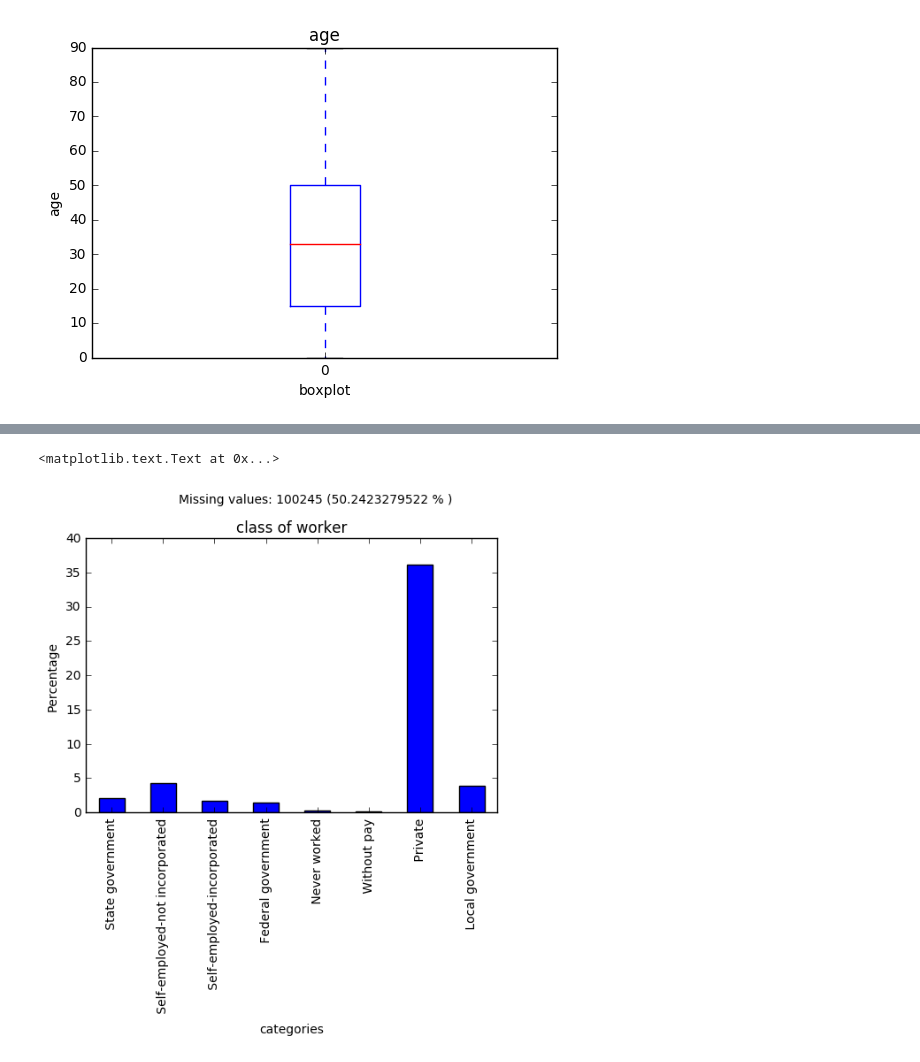
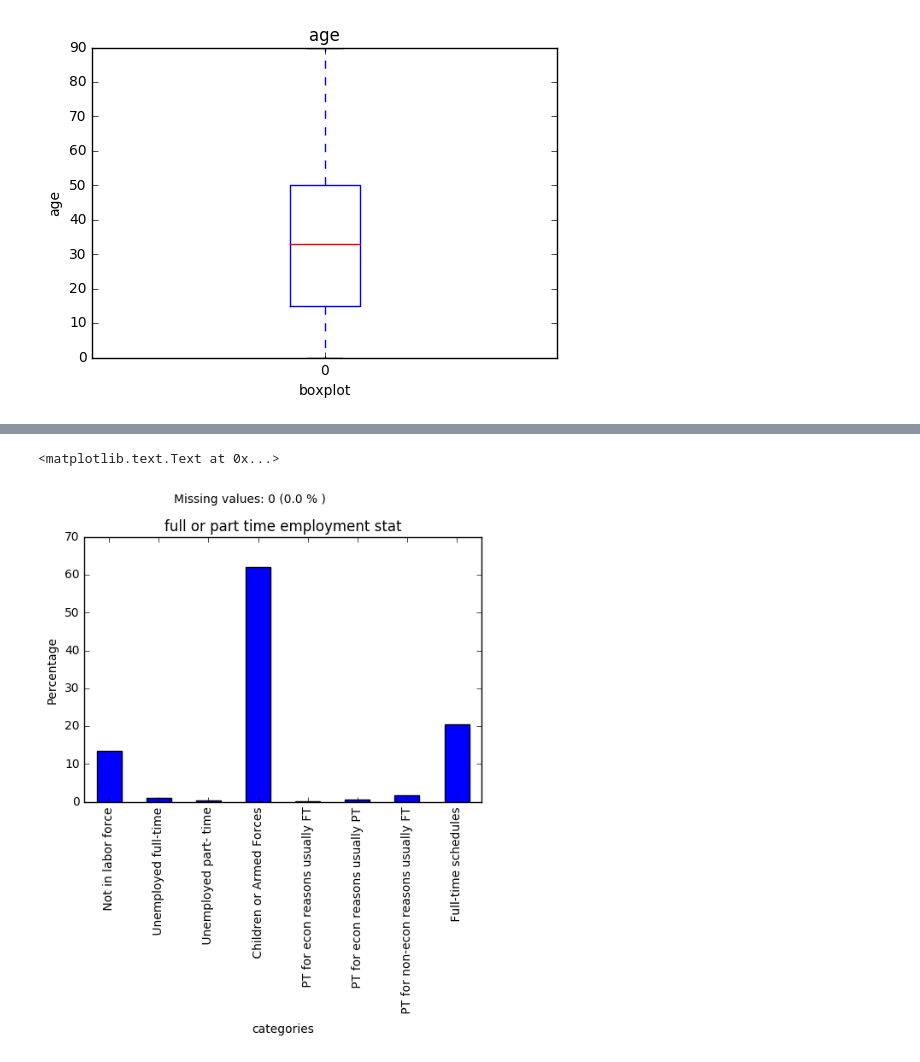
Before and after one commit to pranshu28/usa_census, a Jupyter notebook: Notebook.ipynb, the cells around one changed output, grey strips where cells are left out. Saved outputs shown, nothing was run; the diff lists cells and outputs as text; code cells hidden in the pictures.

```diff
--- a/Notebook.ipynb
+++ b/Notebook.ipynb
@@ -28,6 +51,7 @@ def plot_(fig, l1, l2, t):
     plt.figure(fig)
     plt.xlabel(l1)
     plt.ylabel(l2)
+    plt.xticks(rotation='vertical')
     plt.title(t)
 # %%
 dist = df[0].sort_values()
@@ -44,3 +68,15 @@ dist.plot.box()
 # %% [output]
 <matplotlib.axes._subplots.AxesSubplot at 0x...>
 [figure]
+# %%
+dist = df[8].value_counts()
+miss = [' Not in universe', ' ?', ' Not in universe or children', ' Not in universe under 1 year old']
+m = 0
+for k in miss:
+    if k in dist.index.tolist():
+        m = +dist[k]
+        dist = dist.drop(k)
+dist = dist * 100. / df.shape[0]
+plot_(0, 'categories', 'Percentage', header[8])
+dist.plot.bar()
+plt.figtext(0.3, 1, 'Missing values: ' + str(m) + ' (' + str(m * 100. / df.shape[0]) + ' % )')
@@ -46,0 +86,12 @@ dist.plot.box()
+# %%
+dist = df[9].value_counts()
+miss = [' Not in universe', ' ?', ' Not in universe or children', ' Not in universe under 1 year old']
+m = 0
+for k in miss:
+    if k in dist.index.tolist():
+        m = +dist[k]
+        dist = dist.drop(k)
+dist = dist * 100. / df.shape[0]
+plot_(0, 'categories', 'Percentage', header[9])
+dist.plot.bar()
+plt.figtext(0.3, 1, 'Missing values: ' + str(m) + ' (' + str(m * 100. / df.shape[0]) + ' % )')
@@ -47,15 +101,15 @@ dist.plot.box()
 # %%
-dist = df[1].value_counts(sort=False)
+dist = df[15].value_counts(sort=False)
 miss = [' Not in universe', ' ?', ' Not in universe or children', ' Not in universe under 1 year old']
 m = 0
 for k in miss:
     if k in dist.index.tolist():
         m = +dist[k]
         dist = dist.drop(k)
 dist = dist * 100. / df.shape[0]
-plot_(0, 'categories', 'Percentage', header[1])
+plot_(0, 'categories', 'Percentage', header[15])
 dist.plot.bar()
 plt.figtext(0.3, 1, 'Missing values: ' + str(m) + ' (' + str(m * 100. / df.shape[0]) + ' % )')
 # %% [output]
 <matplotlib.text.Text at 0x...>
-[figure, old version]
+[figure, new version]
```
Also changed, not shown: parts of 26 cells of this notebook.
